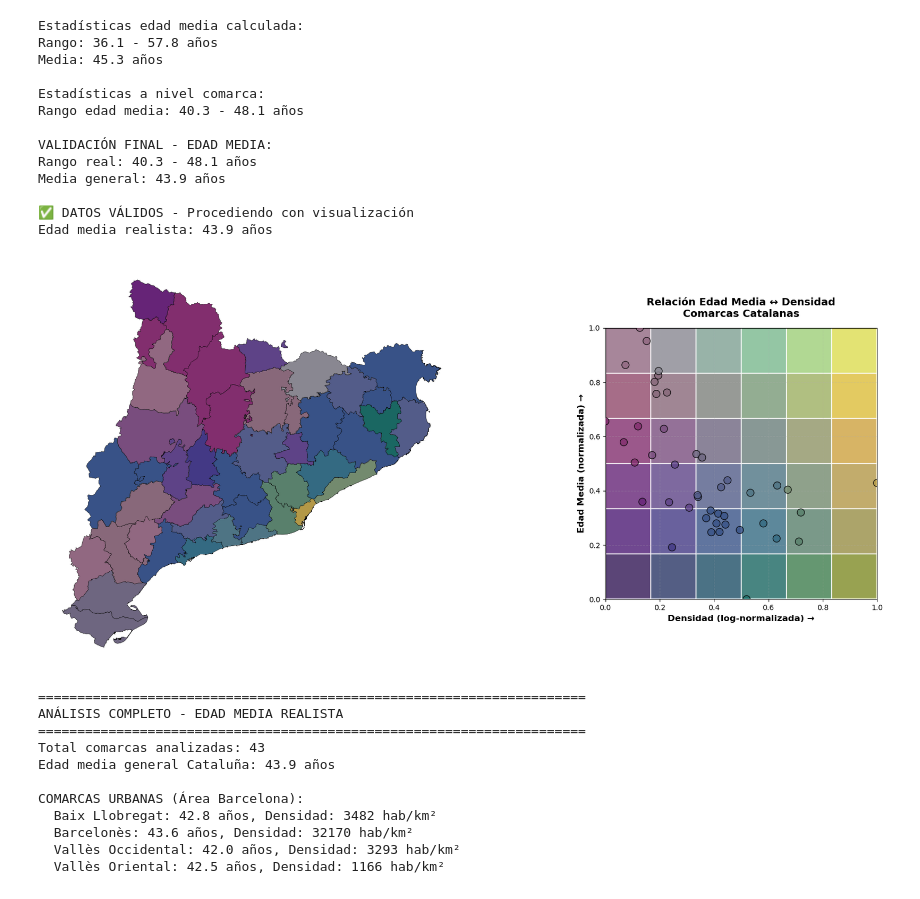
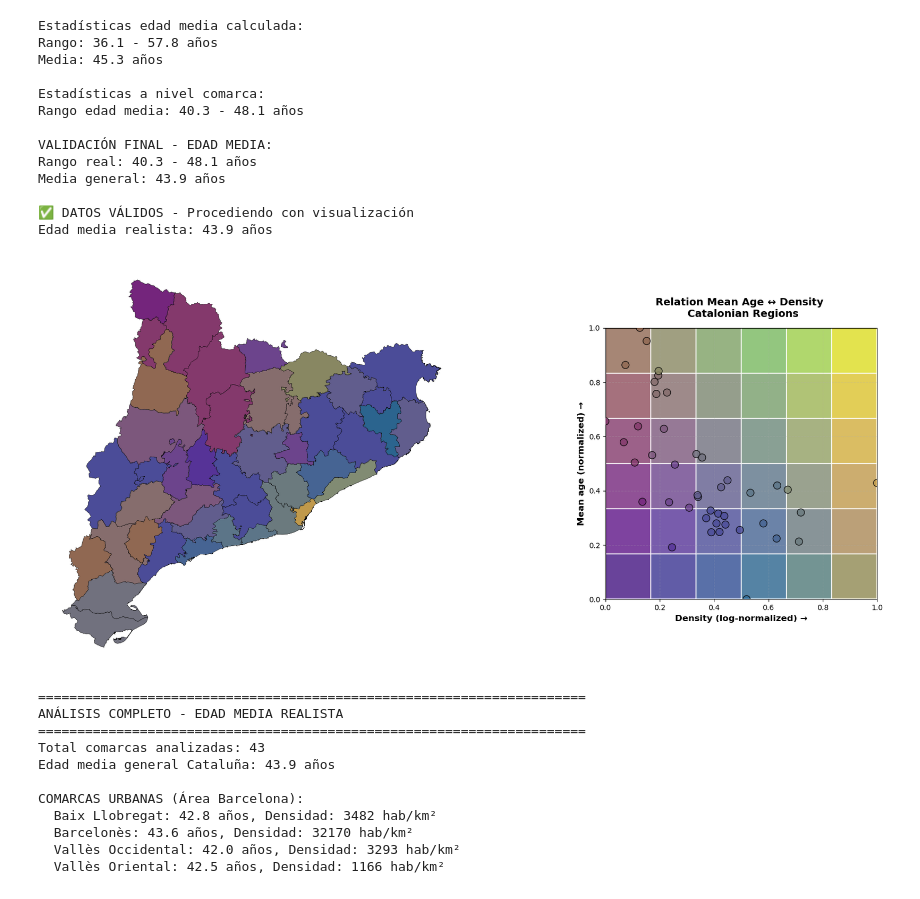
Before and after one commit to alexdeharo269/CatDef, a Jupyter notebook: javierfernandez.ipynb, the cells around one changed output. Saved outputs shown, nothing was run; the diff lists cells and outputs as text; code cells hidden in the pictures.

```diff
--- a/javierfernandez.ipynb
+++ b/javierfernandez.ipynb
@@ -1099,12 +1051,12 @@ import matplotlib.pyplot as plt
 from matplotlib.patches import Rectangle
 import seaborn as sns
 
-# ---------------------------------------------------
-# 1) Cargar datos de municipios - CORREGIDO
-# ---------------------------------------------------
+# Cargar datos de municipios
+
 df = pd.read_csv("data/cens.csv", sep=";", dtype={"geo": str})
 
-# Filtrar solo total de hombres y mujeres
+# Filtramos el total de hombres y mujeres
+
 df = df[df["sexe"]=="total"].copy()
 df["valor"] = pd.to_numeric(df["valor"], errors="coerce")
 
@@ -1152,9 +1104,8 @@ pob_muni = df.groupby("geo")["valor"].sum().reset_index(name="poblacion")
 # Merge edad media + población
 gdf_muni = edad_media_corregida.merge(pob_muni, on="geo")
 
-# ---------------------------------------------------
-# 2) Cargar GeoJSON de municipios y unir CODICOMAR
-# ---------------------------------------------------
+# Cargar GeoJSON de municipios y unir CODICOMAR
+
 geo_municipios = gpd.read_file(
     "carto/divisions-administratives-v2r1-municipis-1000000-20250730.json"
 )[['CODIMUNI','CODICOMAR']]
@@ -1164,17 +1115,15 @@ gdf_muni = gdf_muni.merge(
     geo_municipios, left_on='geo', right_on='CODIMUNI', how='left'
 )
 
-# ---------------------------------------------------
-# 3) Cargar GeoJSON de comarcas
-# ---------------------------------------------------
+#Cargamos el GeoDataFrame de comarcas
+
 gdf_comarca = gpd.read_file(
     "carto/divisions-administratives-v2r1-comarques-50000-20250730.json"
 )
 gdf_comarca["CODICOMAR"] = gdf_comarca["CODICOMAR"].astype(str)
 
-# ---------------------------------------------------
-# 4) Calcular edad media ponderada por comarca
-# ---------------------------------------------------
+#Calculamos la edad media por comarca
+
 pop_comarca = gdf_muni.groupby("CODICOMAR")["poblacion"].sum().reset_index()
 
 def calcular_edad_media_comarca(group):
@@ -1193,15 +1142,12 @@ edad_comarca_corregida = gdf_muni.groupby("CODICOMAR").apply(calcular_edad_media
 gdf_comarca = gdf_comarca.merge(pop_comarca, on="CODICOMAR", how="left")
 gdf_comarca = gdf_comarca.merge(edad_comarca_corregida, on="CODICOMAR", how="left")
 
-# ---------------------------------------------------
-# 5) Reproyectar CRS y calcular densidad
-# ---------------------------------------------------
+# Reproyectar CRS y calcular densidad
+
 gdf_comarca = gdf_comarca.to_crs(epsg=25831)
 gdf_comarca["densidad"] = (gdf_comarca["poblacion"] / gdf_comarca.area) * 1e6
 
-# ---------------------------------------------------
-# 6) Preparar DataFrame para panel
-# ---------------------------------------------------
+# Aqui preparamos el DataFrame para el panel
 df_panel = gdf_comarca[['NOMCOMAR','edad_media','densidad', 'poblacion']].dropna().copy()
 df_panel = df_panel.rename(columns={'NOMCOMAR':'comarca'})
 
@@ -1220,7 +1166,7 @@ df_panel["edad_bin"] = np.floor(df_panel["edad_norm"] * n_bins).clip(0, n_bins-1
 
 # Paletas de colores
 cmap_x = sns.color_palette("viridis", as_cmap=True)
-cmap_y = sns.color_palette("magma", as_cmap=True)
+cmap_y = sns.color_palette("plasma", as_cmap=True)
 
 def color_mixto(x_bin, y_bin):
     xv = (x_bin + 0.5)/n_bins
@@ -1231,7 +1177,7 @@ def color_mixto(x_bin, y_bin):
 
 df_panel["color_rgb"] = df_panel.apply(lambda r: color_mixto(r["dens_bin"], r["edad_bin"]), axis=1)
 
-# CORRECCIÓN: Crear una copia sin la columna color_rgb para el merge
+#  Crear una copia sin la columna color_rgb para el merge
 df_panel_sin_color = df_panel[['comarca', 'dens_norm', 'edad_norm', 'edad_media', 'densidad']].copy()
 
 # Merge colores con gdf_comarca
@@ -1242,9 +1188,8 @@ gdf_comarca_panel = gdf_comarca.merge(df_panel_sin_color,
 gdf_comarca_panel = gdf_comarca_panel.merge(df_panel[['comarca', 'color_rgb']],
                                            on="comarca", how="left")
 
-# ---------------------------------------------------
-# 7) Visualización con datos realistas - CORREGIDO
-# ---------------------------------------------------
+# Hacemos el plot final
+
 fig = plt.figure(figsize=(22, 10))
 gs = fig.add_gridspec(1, 2, width_ratios=[2, 1], wspace=0.2)
 
@@ -1266,36 +1211,36 @@ ax_map.axis("off")
 
 # Panel derecho
 ax = fig.add_subplot(gs[1])
 
 # Leyenda de colores
 for i in range(n_bins):
     for j in range(n_bins):
         color = color_mixto(i, j)
         rect = Rectangle((i/n_bins, j/n_bins), 1/n_bins, 1/n_bins,
                          facecolor=color, edgecolor='white', linewidth=1.5, alpha=0.8)
         ax.add_patch(rect)
 
 # Scatter plot
 scatter = sns.scatterplot(data=df_panel_sin_color, x='dens_norm', y='edad_norm', s=100,
                          edgecolor='black', linewidth=1, color='gray',
                          zorder=10, ax=ax, alpha=0.8)
 
-# CORRECCIÓN: Colorear los puntos usando la información de df_panel
+#  Colorear los puntos usando la información de df_panel
 scatter_collections = ax.collections[0]
 scatter_collections.set_facecolors(list(df_panel['color_rgb']))
 
 
 ax.set_xlim(0, 1)
 ax.set_ylim(0, 1)
 ax.set_aspect('equal', 'box')
-ax.set_xlabel("Densidad (log-normalizada) →", fontsize=12, fontweight='bold')
-ax.set_ylabel("Edad Media (normalizada) →", fontsize=12, fontweight='bold')
-ax.set_title("Relación Edad Media ↔ Densidad\nComarcas Catalanas",
+ax.set_xlabel("Density (log-normalized) →", fontsize=12, fontweight='bold')
+ax.set_ylabel("Mean age (normalized) →", fontsize=12, fontweight='bold')
+ax.set_title("Relation Mean Age ↔ Density \n Catalonian Regions",
              fontsize=14, fontweight='bold', pad=15)
 ax.grid(True, alpha=0.3, linestyle='--')
 
 plt.tight_layout()
 plt.show()
 # %% [output]
-[figure, old version]
+[figure, new version]
 # %%
```
Also changed, not shown: parts of 15 cells of this notebook, 1 other file.
